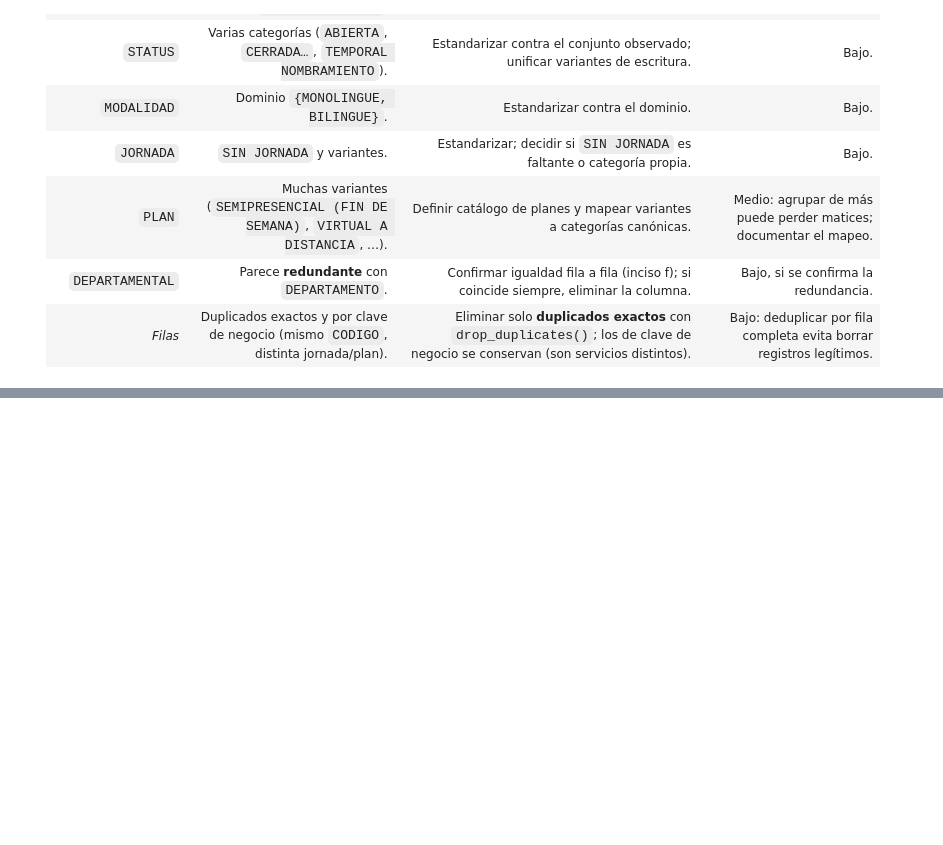
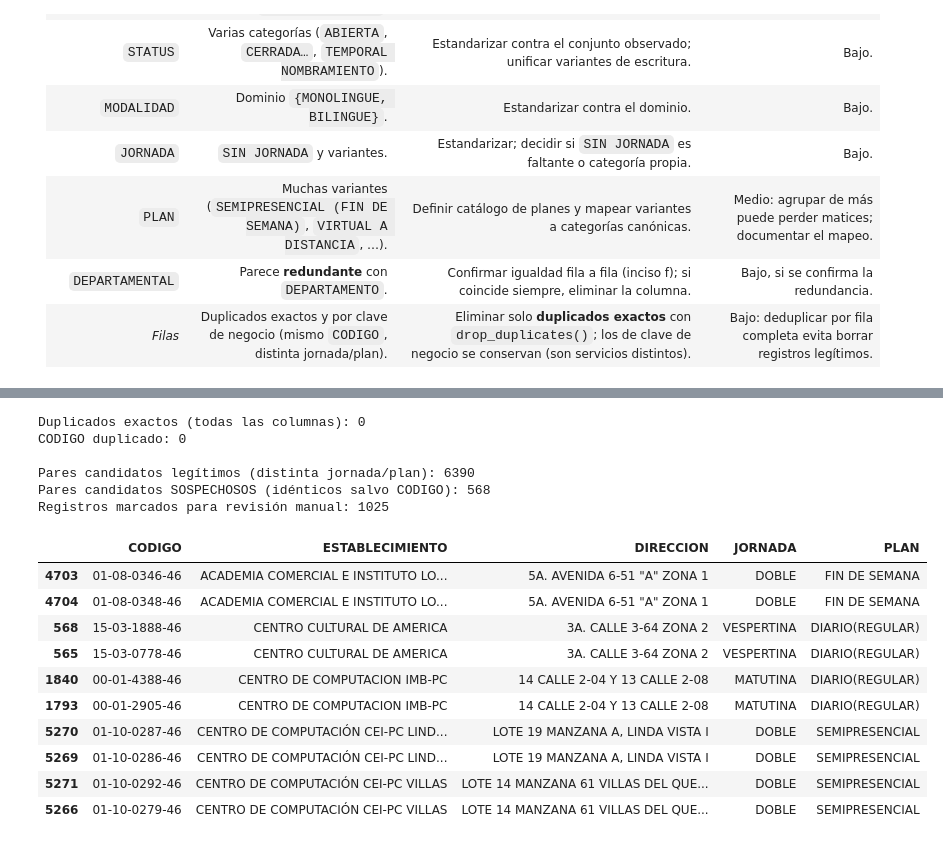
Before and after one commit to djuarez-2017510/Proyecto1_DataScience, a Jupyter notebook: Limpieza.ipynb, the cells around one changed output, grey strips where cells are left out. Cells and saved outputs as stored; diff of their text form; code cells hidden in the pictures; blank space fills up the shorter version.

```diff
--- a/Limpieza.ipynb
+++ b/Limpieza.ipynb
@@ -411,0 +648,18 @@ Para cada variable: **problema** encontrado, **regla** de corrección (y por qu
+# %%
+def parse_tels(x):
+    if not isinstance(x, str):
+        return []
+    toks = re.split(r"[^\d]+", x)
+    return [t for t in toks if len(t) == 8 and t != "00000000"]
+
+_tels = dfc["TELEFONO"].map(parse_tels)
+dfc["TELEFONO_PRINCIPAL"]   = _tels.map(lambda l: l[0] if l else np.nan)
+dfc["TELEFONO_ADICIONALES"] = _tels.map(lambda l: ";".join(l[1:]) if len(l) > 1 else np.nan)
+dfc["N_TELEFONOS"]          = _tels.map(len).astype("int16")
+_tenia = dfc["TELEFONO"].notna()
+dfc["TELEFONO_VALIDO"] = np.where(~_tenia, np.nan, dfc["TELEFONO_PRINCIPAL"].notna())
+
+print("Con teléfono principal válido:", int(dfc["TELEFONO_PRINCIPAL"].notna().sum()))
+print("Con dato pero inválido (sin 8 dígitos):", int((_tenia & dfc["TELEFONO_PRINCIPAL"].isna()).sum()))
+print("Con más de un teléfono:", int((dfc["N_TELEFONOS"] > 1).sum()))
+dfc.loc[_tenia & dfc["TELEFONO_PRINCIPAL"].isna(), ["CODIGO","TELEFONO"]].head(8)
@@ -411,0 +732,51 @@ Para cada variable: **problema** encontrado, **regla** de corrección (y por qu
+# %%
+print("Duplicados exactos (todas las columnas):", int(df.duplicated().sum()))
+print("CODIGO duplicado:", int(dfc["CODIGO"].duplicated().sum()))
+
+def clave_fuzzy(s):
+    return sin_tildes(str(s)).upper().strip()
+def perfil(r):
+    return (dfc.at[r,"JORNADA"], dfc.at[r,"PLAN"], dfc.at[r,"SECTOR"],
+            dfc.at[r,"MODALIDAD"], dfc.at[r,"STATUS"])
+
+pares_legit, pares_susp, susp_idx = 0, 0, set()
+for _, g in dfc.groupby([pref, dfc["MUNICIPIO"]], observed=True):
+    if len(g) < 2:
+        continue
+    idx = g.index.tolist()
+    nom = [clave_fuzzy(x) for x in g["ESTABLECIMIENTO"]]
+    dire = [clave_fuzzy(x) for x in g["DIRECCION"]]
+    for i in range(len(idx)):
+        for j in range(i+1, len(idx)):
+            if not (nom[i] and nom[j] and dire[i] and dire[j]):
+                continue
+            if fuzz.token_sort_ratio(nom[i], nom[j]) >= 90 and fuzz.token_sort_ratio(dire[i], dire[j]) >= 90:
+                if perfil(idx[i]) == perfil(idx[j]):
+                    pares_susp += 1
+                    susp_idx.update([idx[i], idx[j]])
+                else:
+                    pares_legit += 1
+
+dfc["DUP_PARCIAL_SOSPECHOSO"] = dfc.index.isin(susp_idx)
+print(f"\nPares candidatos legítimos (distinta jornada/plan): {pares_legit}")
+print(f"Pares candidatos SOSPECHOSOS (idénticos salvo CODIGO): {pares_susp}")
+print(f"Registros marcados para revisión manual: {int(dfc['DUP_PARCIAL_SOSPECHOSO'].sum())}")
+dfc.loc[dfc["DUP_PARCIAL_SOSPECHOSO"], ["CODIGO","ESTABLECIMIENTO","DIRECCION","JORNADA","PLAN"]].sort_values("ESTABLECIMIENTO").head(10)
+# %% [output]
+Duplicados exactos (todas las columnas): 0
+CODIGO duplicado: 0
+
+Pares candidatos legítimos (distinta jornada/plan): 6390
+Pares candidatos SOSPECHOSOS (idénticos salvo CODIGO): 568
+Registros marcados para revisión manual: 1025
+|  | CODIGO | ESTABLECIMIENTO | DIRECCION | JORNADA | PLAN |
+| 4703 | 01-08-0346-46 | ACADEMIA COMERCIAL E INSTITUTO LO... | 5A. AVENIDA 6-51 "A" ZONA 1 | DOBLE | FIN DE SEMANA |
+| 4704 | 01-08-0348-46 | ACADEMIA COMERCIAL E INSTITUTO LO... | 5A. AVENIDA 6-51 "A" ZONA 1 | DOBLE | FIN DE SEMANA |
+| 568 | 15-03-1888-46 | CENTRO CULTURAL DE AMERICA | 3A. CALLE 3-64 ZONA 2 | VESPERTINA | DIARIO(REGULAR) |
+| 565 | 15-03-0778-46 | CENTRO CULTURAL DE AMERICA | 3A. CALLE 3-64 ZONA 2 | VESPERTINA | DIARIO(REGULAR) |
+| 1840 | 00-01-4388-46 | CENTRO DE COMPUTACION IMB-PC | 14 CALLE 2-04 Y 13 CALLE 2-08 | MATUTINA | DIARIO(REGULAR) |
+| 1793 | 00-01-2905-46 | CENTRO DE COMPUTACION IMB-PC | 14 CALLE 2-04 Y 13 CALLE 2-08 | MATUTINA | DIARIO(REGULAR) |
+| 5270 | 01-10-0287-46 | CENTRO DE COMPUTACIÓN CEI-PC LIND... | LOTE 19 MANZANA A, LINDA VISTA I | DOBLE | SEMIPRESENCIAL |
+| 5269 | 01-10-0286-46 | CENTRO DE COMPUTACIÓN CEI-PC LIND... | LOTE 19 MANZANA A, LINDA VISTA I | DOBLE | SEMIPRESENCIAL |
+| 5271 | 01-10-0292-46 | CENTRO DE COMPUTACIÓN CEI-PC VILLAS | LOTE 14 MANZANA 61 VILLAS DEL QUE... | DOBLE | SEMIPRESENCIAL |
+| 5266 | 01-10-0279-46 | CENTRO DE COMPUTACIÓN CEI-PC VILLAS | LOTE 14 MANZANA 61 VILLAS DEL QUE... | DOBLE | SEMIPRESENCIAL |
```
Also changed, not shown: parts of 29 cells of this notebook, 3 other files.
